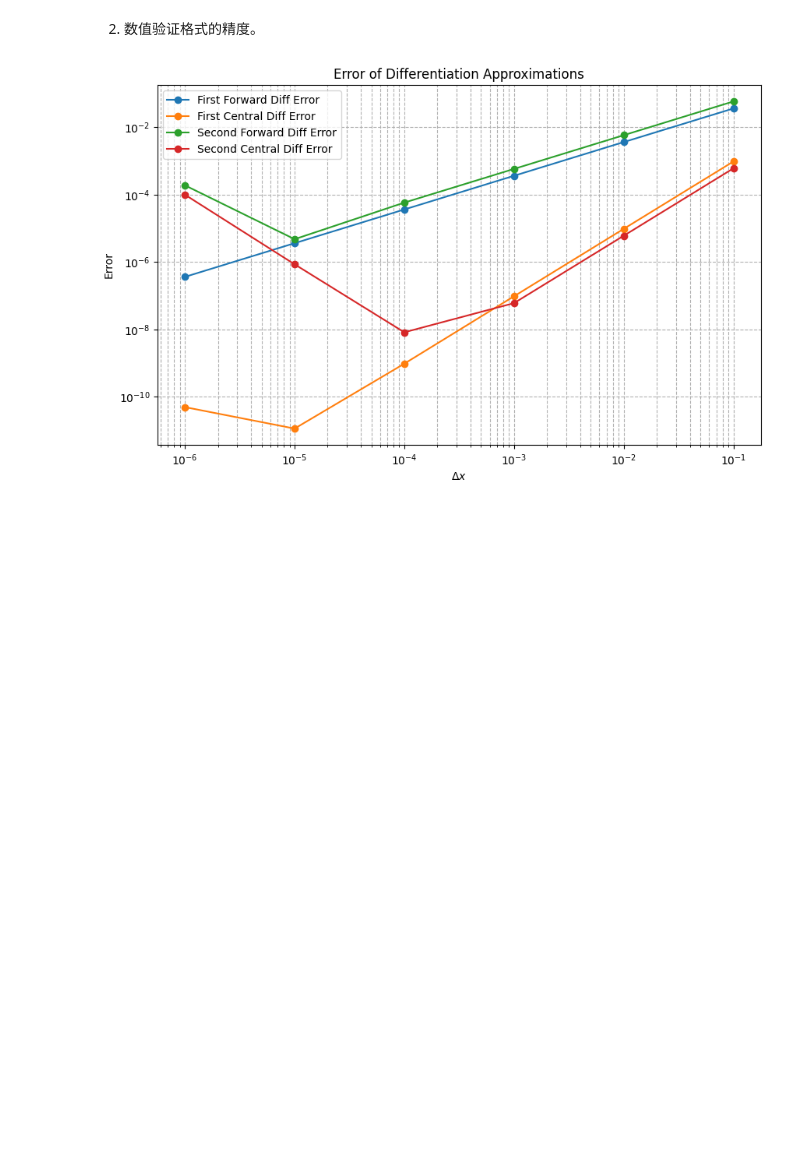
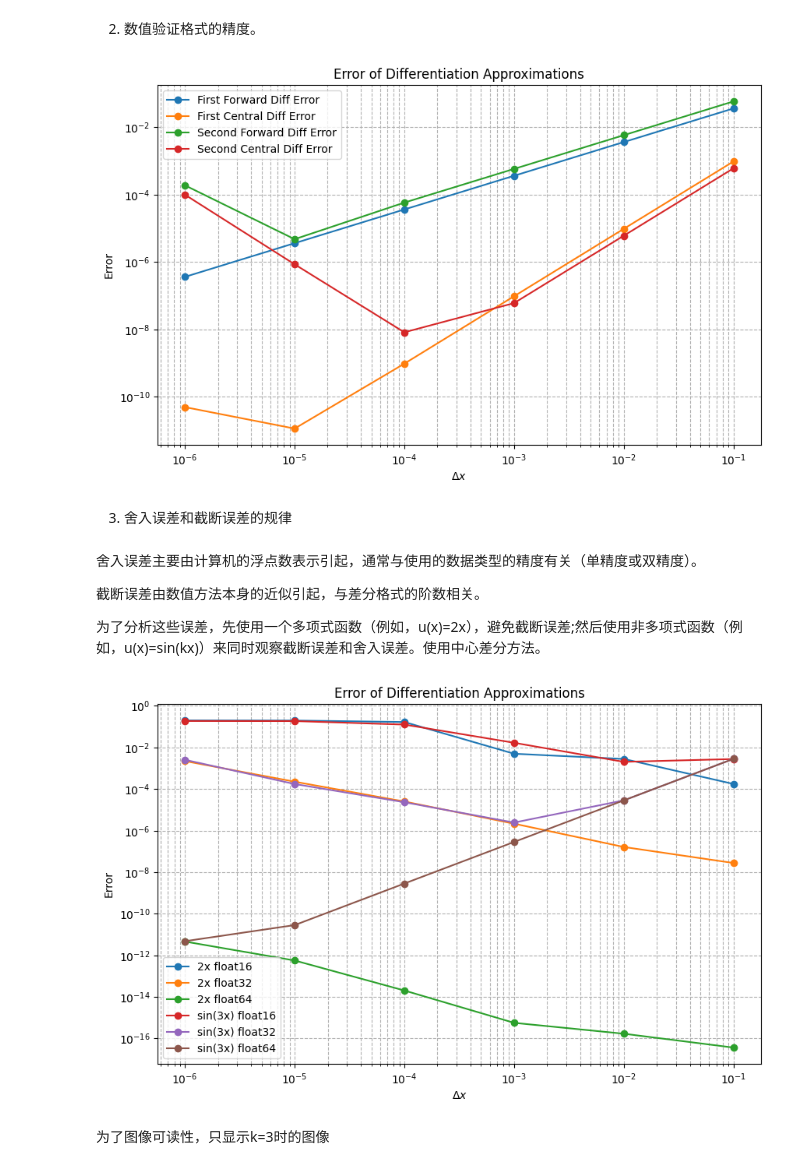
Before and after one commit to MrMuscleee/CFDHW2, a Jupyter notebook: CFDHW2.ipynb, the cells around one changed output. Drawn from its saved outputs; the diff is of its cells as text; code cells hidden in the pictures; blank space fills up the shorter version.

```diff
--- a/CFDHW2.ipynb
+++ b/CFDHW2.ipynb
@@ -69,3 +69,80 @@ plt.title('Error of Differentiation Approximations')
 plt.show()
 # %% [output]
 [figure]
+# %% [markdown]
+3. 舍入误差和截断误差的规律
+# %% [markdown]
+舍入误差主要由计算机的浮点数表示引起，通常与使用的数据类型的精度有关（单精度或双精度）。
+
+截断误差由数值方法本身的近似引起，与差分格式的阶数相关。
+
+为了分析这些误差，先使用一个多项式函数（例如，u(x)=2x），避免截断误差;然后使用非多项式函数（例如，u(x)=sin(kx)）来同时观察截断误差和舍入误差。使用中心差分方法。
+# %%
+def u1(x):
+    return 2 * x
+
+def u1_prime(x):
+    return 2
+
+def u2(k, x):
+    return np.sin(k * x)
+
+def u2_prime(k, x):
+    return k * np.cos(k * x)
+
+k_list = [1, 2, 3, 4, 5]
+
+def cal_error(func, func_prime, difference_scheme, dx, accuracy):
+    x_values = np.linspace(0, 2*np.pi/8, 100, dtype=accuracy)
+    u_prime_approx = difference_scheme(func, x_values, dx)
+    u_prime_true = func_prime(x_values)
+    error_mean = np.linalg.norm(u_prime_approx - u_prime_true) / len(x_values)
+    return error_mean
+
+
+# 1. 使用float16、float32、float64三种精度
+
+dx_list = np.array([0.000001, 0.00001, 0.0001, 0.001, 0.01, 0.1])
+errors_float16 = [[], [], [], [], [], []]
+errors_float32 = [[], [], [], [], [], []]
+errors_float64 = [[], [], [], [], [], []]
+
+for dx in dx_list:
+    # 计算u1的误差
+    error_float16 = cal_error(u1, u1_prime, first_central_diff, dx, np.float16)
+    error_float32 = cal_error(u1, u1_prime, first_central_diff, dx, np.float32)
+    error_float64 = cal_error(u1, u1_prime, first_central_diff, dx, np.float64)
+    errors_float16[0].append(error_float16)
+    errors_float32[0].append(error_float32)
+    errors_float64[0].append(error_float64)
+    # 计算u2的误差
+    for k in k_list:
+        error_float16 = cal_error(lambda x: u2(k, x), lambda x: u2_prime(k, x), first_central_diff, dx, np.float16)
+        error_float32 = cal_error(lambda x: u2(k, x), lambda x: u2_prime(k, x), first_central_diff, dx, np.float32)
+        error_float64 = cal_error(lambda x: u2(k, x), lambda x: u2_prime(k, x), first_central_diff, dx, np.float64)
+        errors_float16[k].append(error_float16)
+        errors_float32[k].append(error_float32)
+        errors_float64[k].append(error_float64)
+
+# 绘制误差图（包括u1和u2）
+plt.figure(figsize=(10, 6))
+for k in range(6):
+    if k in [1, 2, 4, 5]:
+        continue
+    if k == 0:
+        label = '2x'
+    else:
+        label = f'sin({k}x)'
+    plt.loglog(dx_list, errors_float16[k], '-o', label=f'{label} float16')
+    plt.loglog(dx_list, errors_float32[k], '-o', label=f'{label} float32')
+    plt.loglog(dx_list, errors_float64[k], '-o', label=f'{label} float64')
+plt.xlabel('$\Delta x$')
+plt.ylabel('Error')
+plt.legend()
+plt.grid(True, which="both", ls="--")
+plt.title('Error of Differentiation Approximations')
+plt.show()
+# %% [output]
+[figure, added]
+# %% [markdown]
+为了图像可读性，只显示k=3时的图像
```
Also changed, not shown: parts of 3 cells of this notebook.
